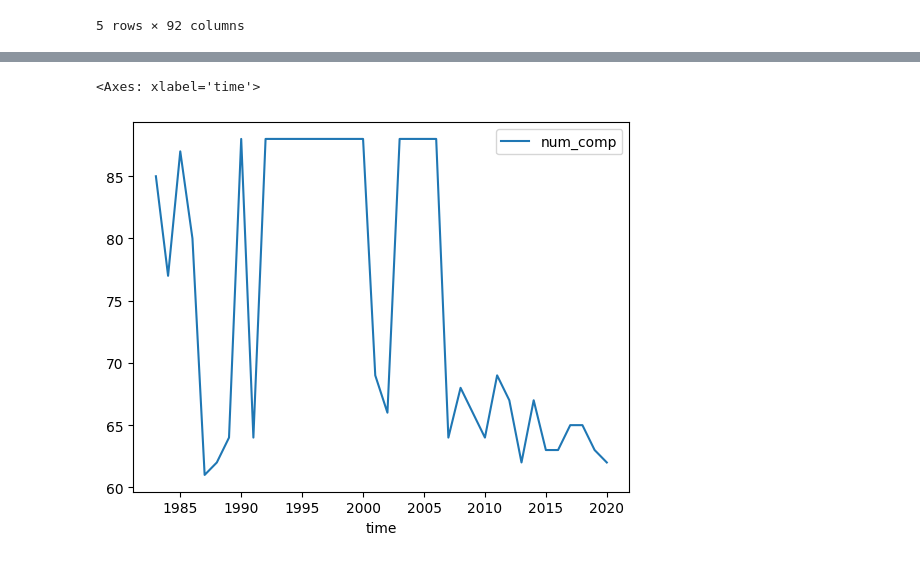
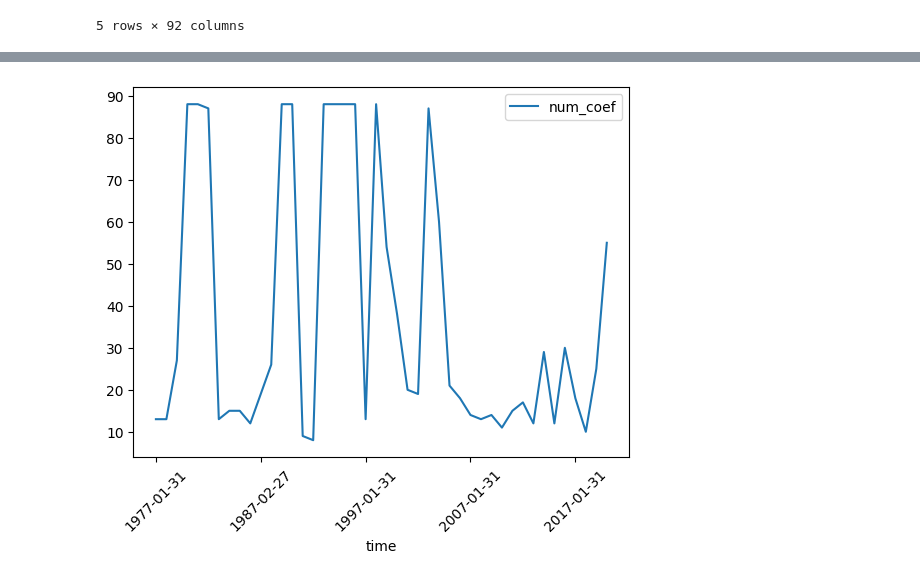
Before and after one commit to KidQuant/Taming-The-Factor-Zoo, a Jupyter notebook: 4.4_ENet.ipynb, the cells around one changed output, grey strips where cells are left out. Saved outputs shown, nothing was run; the diff lists cells and outputs as text; code cells hidden in the pictures.

```diff
--- a/4.4_ENet.ipynb
+++ b/4.4_ENet.ipynb
@@ -121,7 +121,7 @@ dic_r2_all = {}
 num_coef_time = {}
 
 # List of values to use for the alpha hyperparameter
-alphas = np.linspace(start=0.00001,stop=0.004,num=20)
+alphas = np.linspace(start=0.0001,stop=0.1,num=20)
 # Empty container to save the objective loss function (mean squared errors) for each alpha
 mse = np.full((len(alphas),1),np.nan, dtype = np.float32)
 
@@ -599,14 +566,12 @@ ew_df
 # %%
+pd.DataFrame(num_coef_time.items())
+num_coef =pd.DataFrame(num_coef_time.items(), columns=['Identifier', 'num_coef'])
+num_coef['Identifier'] = num_coef['Identifier'].astype(str)
+num_coef["time"] = num_coef["Identifier"].str[20:30]
+num_coef.drop(["Identifier"], axis = 1, inplace = True)
 
-pd.DataFrame(num_coef_time.items())
-numpc_table = pd.DataFrame(num_coef_time.items(), columns=['Identifier', 'num_comp'])
-numpc_table['Identifier'] = numpc_table['Identifier'].astype(str)
-numpc_table['time'] = numpc_table['Identifier'].str[20:30]
-numpc_table['time'] = pd.to_datetime(numpc_table['time'], utc=False)
-numpc_table['time'] = numpc_table['time'].dt.year
-numpc_table.drop(['Identifier'], axis = 1, inplace=True)
-
-numpc_table.set_index('time').plot()
+#Plot time-varying model complexity
+num_coef.set_index('time').plot()
+plt.xticks(rotation=45);
 # %% [output]
-<Axes: xlabel='time'>
-[figure, old version]
+[figure, new version]
```
Also changed, not shown: parts of 20 cells of this notebook, 3 other files.
